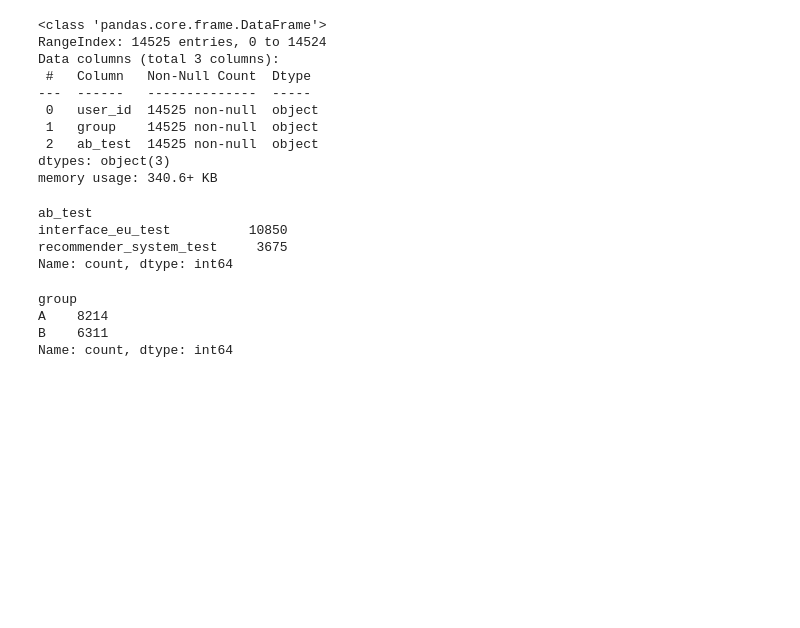
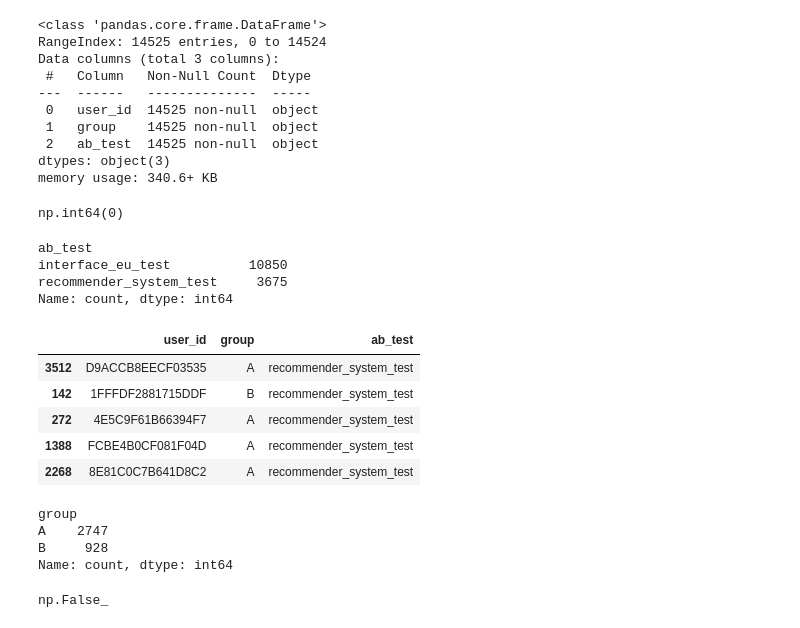
Before and after one commit to latostadorano/tt_s14_final, a Jupyter notebook: test_ab.ipynb, the cells around one changed output. Saved outputs shown, nothing was run; the diff lists cells and outputs as text; code cells hidden in the pictures; blank space fills up the shorter version.

```diff
--- a/test_ab.ipynb
+++ b/test_ab.ipynb
@@ -326,6 +350,10 @@ Data columns (total 3 columns):
  2   ab_test  14525 non-null  object
 dtypes: object(3)
 memory usage: 340.6+ KB
+# %%
+ab_data.duplicated().sum()
+# %% [output]
+np.int64(0)
 # %%
 ab_data.ab_test.value_counts()
 # %% [output]
@@ -333,10 +361,27 @@ ab_test
 interface_eu_test          10850
 recommender_system_test     3675
 Name: count, dtype: int64
-# %%
-ab_data.group.value_counts()
-# %% [output]
-group
-A    8214
-B    6311
-Name: count, dtype: int64
+# %%
+# Seleccionaremos los usuarios que realizaron la prueba recommender_system_test
+recomender_system = ab_data[ab_data.ab_test == 'recommender_system_test']
+recomender_system.sample(5)
+# %% [output]
+|  | user_id | group | ab_test |
+| 3512 | D9ACCB8EECF03535 | A | recommender_system_test |
+| 142 | 1FFFDF2881715DDF | B | recommender_system_test |
+| 272 | 4E5C9F61B66394F7 | A | recommender_system_test |
+| 1388 | FCBE4B0CF081F04D | A | recommender_system_test |
+| 2268 | 8E81C0C7B641D8C2 | A | recommender_system_test |
+# %%
+recomender_system.group.value_counts()
+# %% [output]
+group
+A    2747
+B     928
+Name: count, dtype: int64
+# %%
+#Checamos si un usuario pertenece a los dos grupos
+recomender_system.groupby("user_id")["group"].nunique().gt(1).any()
+# True si hay al menos un usuario en más de un grupo
+# %% [output]
+np.False_
```
Also changed, not shown: parts of 19 cells of this notebook.
